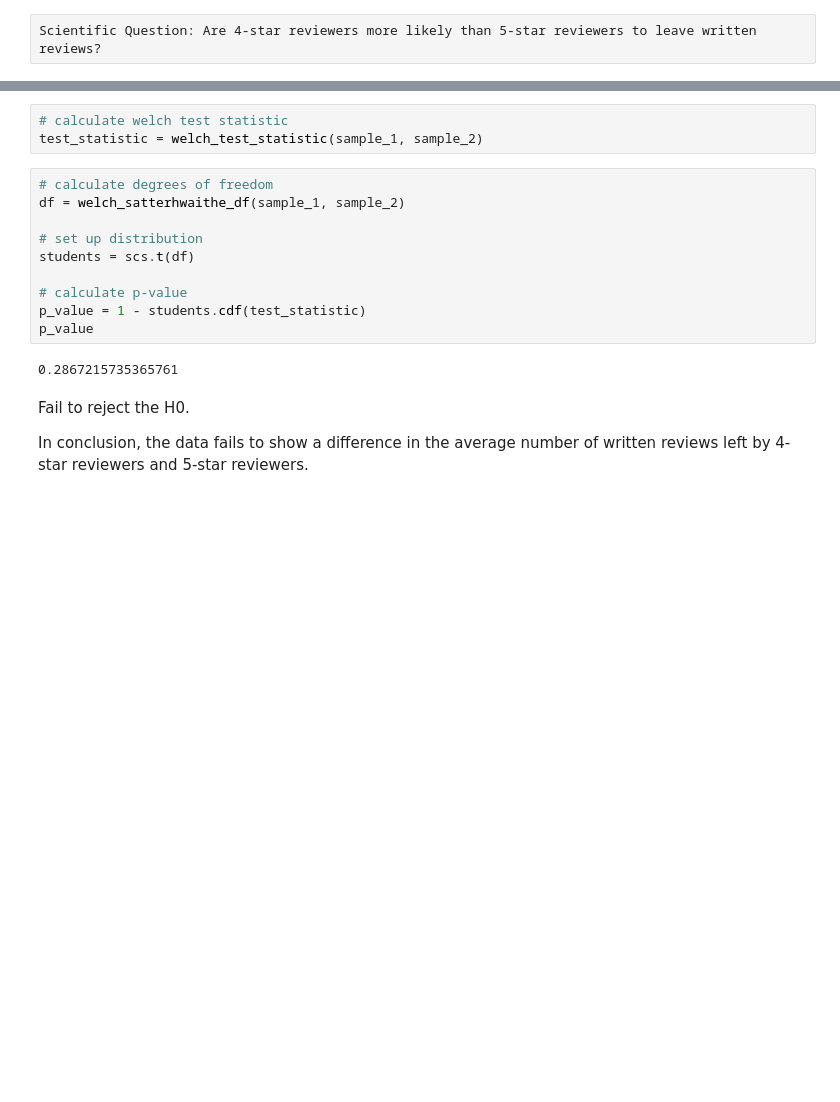
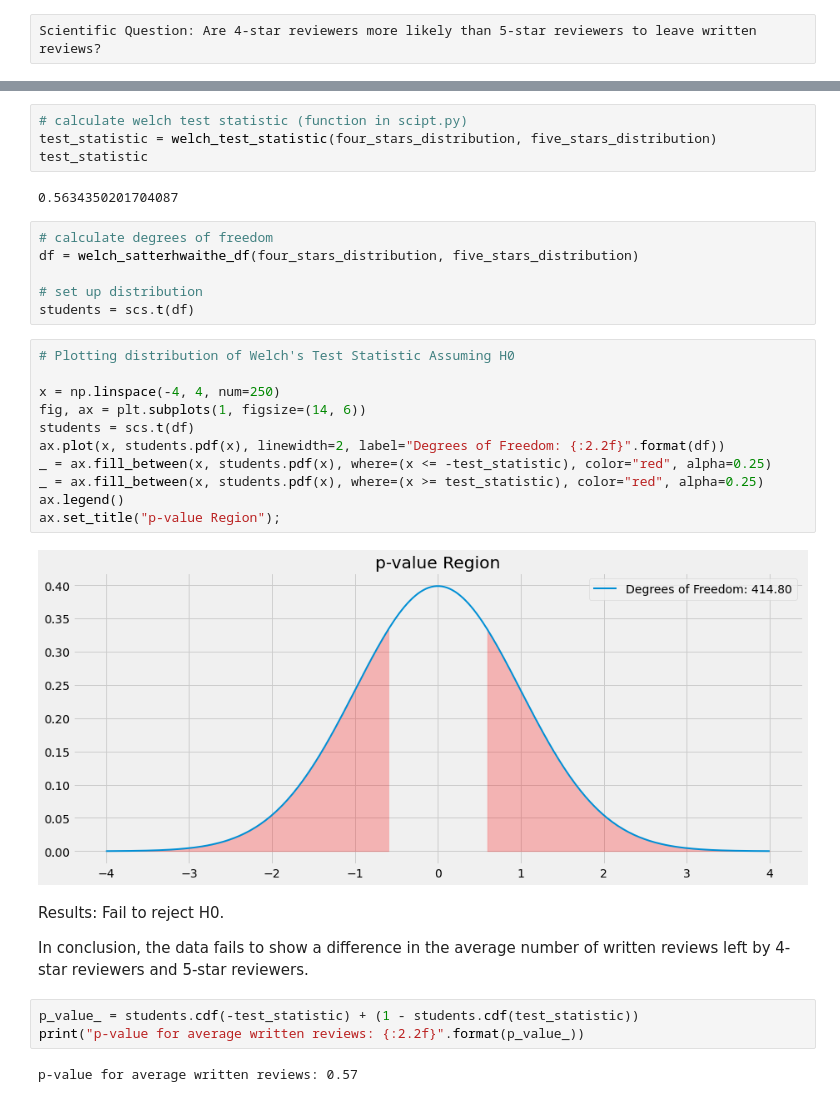
Before and after one commit to sborodach/all-trails, a Jupyter notebook: testing_one.ipynb, the cells around one changed output, grey strips where cells are left out. Cells and saved outputs as stored; diff of their text form; blank space fills up the shorter version.

```diff
--- a/testing_one.ipynb
+++ b/testing_one.ipynb
@@ -189,19 +230,34 @@ for i in five_stars_distribution:
 # %%
-# calculate welch test statistic
-test_statistic = welch_test_statistic(sample_1, sample_2)
+# calculate welch test statistic (function in scipt.py)
+test_statistic = welch_test_statistic(four_stars_distribution, five_stars_distribution)
+test_statistic
+# %% [output]
+0.5634350201704087
 # %%
 # calculate degrees of freedom
-df = welch_satterhwaithe_df(sample_1, sample_2)
+df = welch_satterhwaithe_df(four_stars_distribution, five_stars_distribution)
 
 # set up distribution
 students = scs.t(df)
-
-# calculate p-value
-p_value = 1 - students.cdf(test_statistic)
-p_value
-# %% [output]
-0.2867215735365761
+# %%
+# Plotting distribution of Welch's Test Statistic Assuming H0
+
+x = np.linspace(-4, 4, num=250)
+fig, ax = plt.subplots(1, figsize=(14, 6))
+students = scs.t(df)
+ax.plot(x, students.pdf(x), linewidth=2, label="Degrees of Freedom: {:2.2f}".format(df))
+_ = ax.fill_between(x, students.pdf(x), where=(x <= -test_statistic), color="red", alpha=0.25)
+_ = ax.fill_between(x, students.pdf(x), where=(x >= test_statistic), color="red", alpha=0.25)
+ax.legend()
+ax.set_title("p-value Region");
+# %% [output]
+[figure, added]
 # %% [markdown]
-Fail to reject the H0.
+Results: Fail to reject H0.
 
 In conclusion, the data fails to show a difference in the average number of written reviews left by 4-star reviewers and 5-star reviewers.
+# %%
+p_value_ = students.cdf(-test_statistic) + (1 - students.cdf(test_statistic))
+print("p-value for average written reviews: {:2.2f}".format(p_value_))
+# %% [output]
+p-value for average written reviews: 0.57
```
Also changed, not shown: parts of 14 cells of this notebook, 2 other files.
